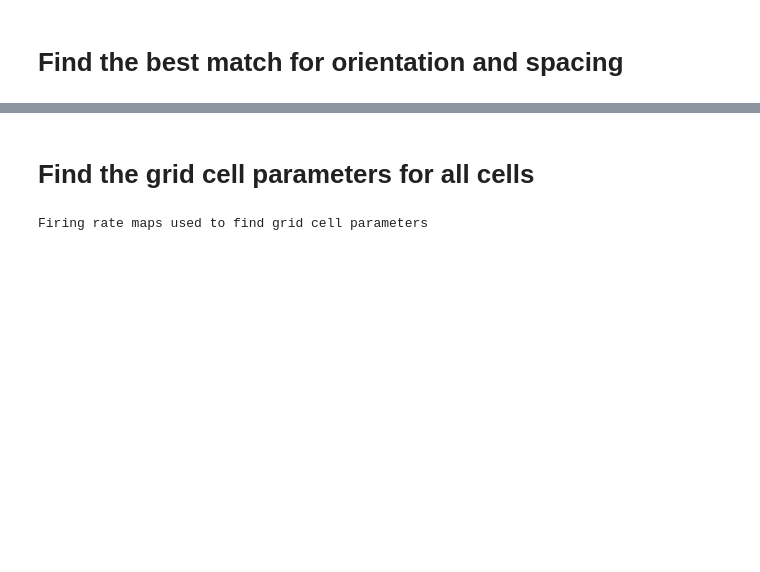
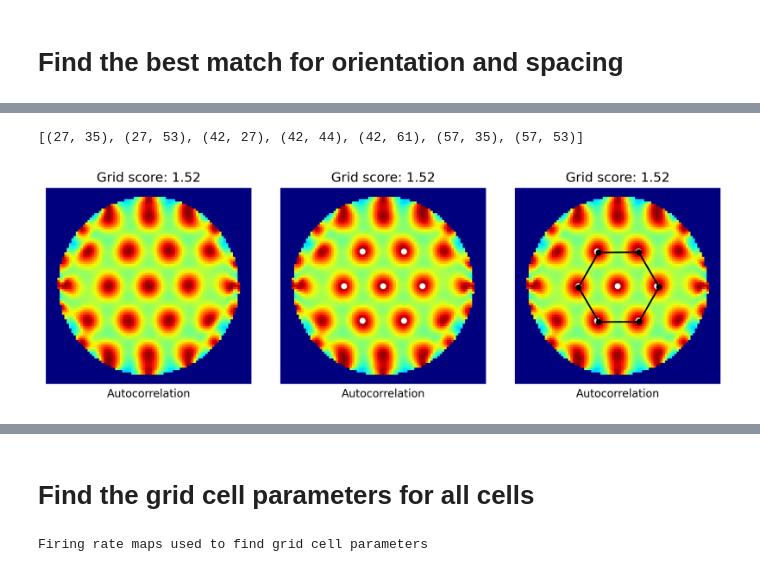
Before and after one commit to PJJ19/autopi_grid_cell_decoding, a Jupyter notebook: notebooks/2_Estimating grid orientation and spacing.ipynb, the cells around one changed output, grey strips where cells are left out. Cells and saved outputs as stored; diff of their text form; code cells hidden in the pictures; blank space fills up the shorter version.

```diff
--- a/notebooks/2_Estimating grid orientation and spacing.ipynb
+++ b/notebooks/2_Estimating grid orientation and spacing.ipynb
@@ -171,0 +171,33 @@ for n in neuron_list:
+# %%
+print(sgc.spatial_properties.points_inside_dougnut)
+# %% [output]
+[(27, 35), (27, 53), (42, 27), (42, 44), (42, 61), (57, 35), (57, 53)]
+# %%
+rotatedHexagon = sgc.spatial_properties.grid_info()[3]
+# %%
+rowSize,colSize= 3,3
+ncols=3
+nrows=1
+fig = plt.figure(figsize=(ncols*colSize, nrows*rowSize), constrained_layout=True)
+mainSpec = fig.add_gridspec(ncols=ncols, nrows=1)
+plt.rcParams['figure.dpi'] = 300
+
+ax = fig.add_subplot(mainSpec[0,0])
+plot_spatial_autocorrelation(ax,sgc)
+
+ax = fig.add_subplot(mainSpec[0,1])
+plot_spatial_autocorrelation(ax,sgc)
+x_values, y_values = zip(*sgc.spatial_properties.points_inside_dougnut)
+ax.scatter(y_values,x_values,s=20,color="white")
+
+
+ax = fig.add_subplot(mainSpec[0,2])
+plot_spatial_autocorrelation(ax,sgc)
+x_R, y_R = zip(*rotatedHexagon)
+ax.scatter(y_values,x_values,s=20,color="white")
+ax.plot(y_R,x_R,color="black")
+ax.scatter(y_R,x_R,s=20,color="black")
+
+fig.savefig('../img/notebook2_example_grid_spacing_orientation.png')
+# %% [output]
+[figure, added]
```
Also changed, not shown: parts of 13 cells of this notebook, 4 other files.
